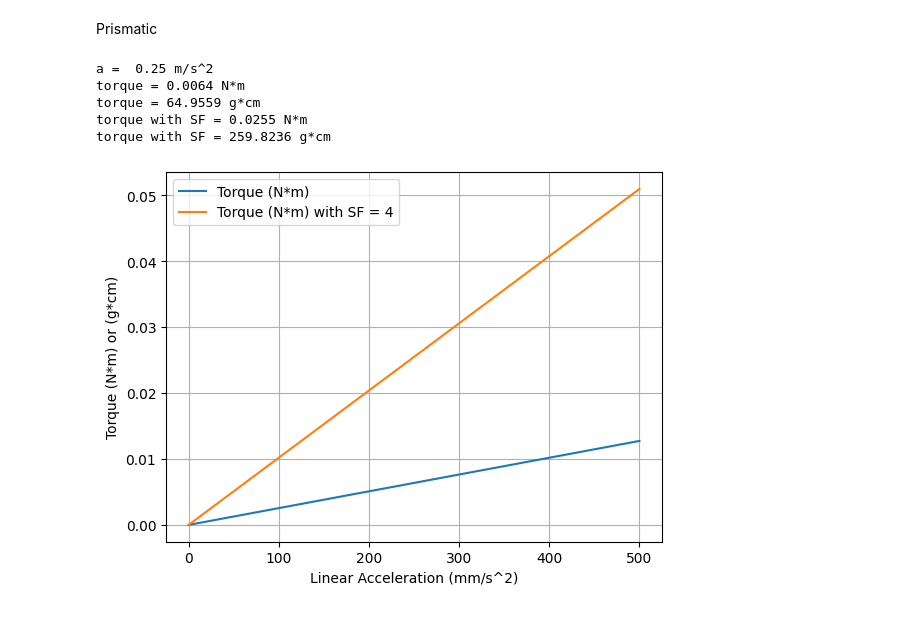
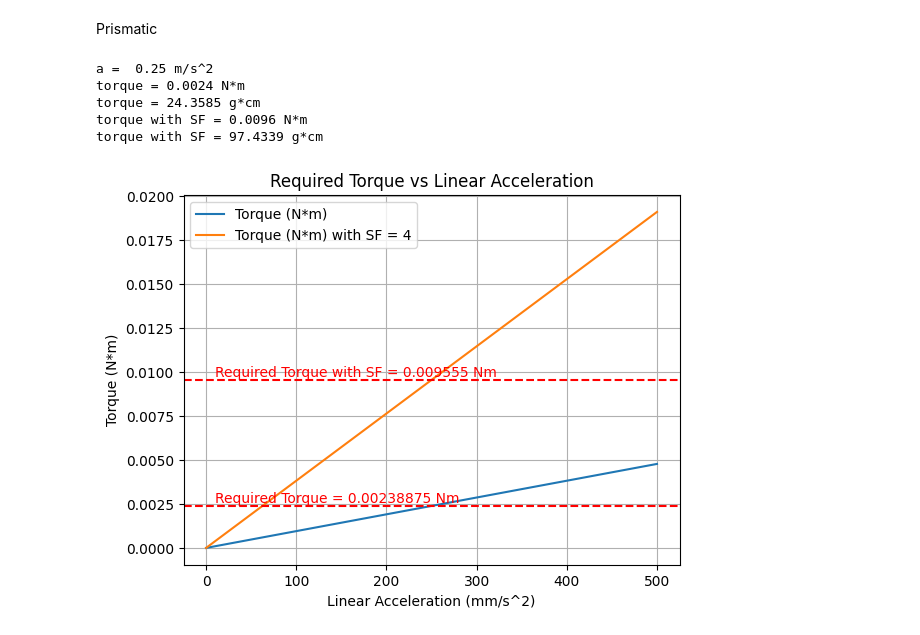
Before and after one commit to lyDevper/Autto-Pen-Calculation, a Jupyter notebook: AuttoPen_calc.ipynb, the cells around one changed output. Saved outputs shown, nothing was run; the diff lists cells and outputs as text; code cells hidden in the pictures.

```diff
--- a/AuttoPen_calc.ipynb
+++ b/AuttoPen_calc.ipynb
@@ -78,7 +81,9 @@ Prismatic
 
 r_pulley = 6.37 # mm
 r_pulley = r_pulley / 1000 # m
-m_load  = 2 * 2 # kg # assumed
+
+m_endLoad = 0.75 # kg # approx
+m_load  = 2 * m_endLoad # kg # assumed
 
 a = 250 # mm/s^2 # requirement
 a /= 1000 ; print('a = ', a, 'm/s^2') # m/s^2
@@ -89,30 +94,40 @@ torque_g_cm = torque * 10197.16
 print('torque = %.4f g*cm' % torque_g_cm)
 
 SF = 4
+torque_SF = torque * SF
 print('torque with SF = %.4f N*m' % (torque * SF))
 print('torque with SF = %.4f g*cm' % (torque_g_cm * SF))
 # %% [output]
 a =  0.25 m/s^2
-torque = 0.0064 N*m
-torque = 64.9559 g*cm
-torque with SF = 0.0255 N*m
-torque with SF = 259.8236 g*cm
+torque = 0.0024 N*m
+torque = 24.3585 g*cm
+torque with SF = 0.0096 N*m
+torque with SF = 97.4339 g*cm
 # %%
 # plot the torque vs linear acceleration graph
 
 a = np.linspace(0, 500, 500) # mm/s^2
-torque = m_load * (a/1000) * r_pulley # approx without belt tension
-torque_g_cm = torque * 10197.16
+torque_L = m_load * (a/1000) * r_pulley # approx without belt tension
+torque_g_cm_L = torque_L * 10197.16
 
-torque_SF = torque * SF
+torque_SF_L = torque_L * SF
 
-plt.plot(a, torque, label='Torque (N*m)')
+plt.plot(a, torque_L, label='Torque (N*m)')
 #plt.plot(a, torque_g_cm, label='torque (g*cm)')
-plt.plot(a, torque_SF, label=f'Torque (N*m) with SF = {SF}')
+plt.plot(a, torque_SF_L, label=f'Torque (N*m) with SF = {SF}')
 plt.xlabel('Linear Acceleration (mm/s^2)')
-plt.ylabel('Torque (N*m) or (g*cm)')
+plt.ylabel('Torque (N*m)')
 plt.legend()
+
+# plot line of required torque
+plt.axhline(y=torque, color='r', linestyle='--')
+plt.text(10, torque+0.0002, f'Required Torque = {torque} Nm', color='r')
+
+plt.axhline(y=torque_SF, color='r', linestyle='--', label='Required Torque with SF')
+plt.text(10, torque_SF+0.0002, f'Required Torque with SF = {torque_SF} Nm', color='r')
+
 plt.grid()
+plt.title('Required Torque vs Linear Acceleration')
 plt.show()
 # %% [output]
-[figure, old version]
+[figure, new version]
```
Also changed, not shown: parts of 2 cells of this notebook, 1 other file.
